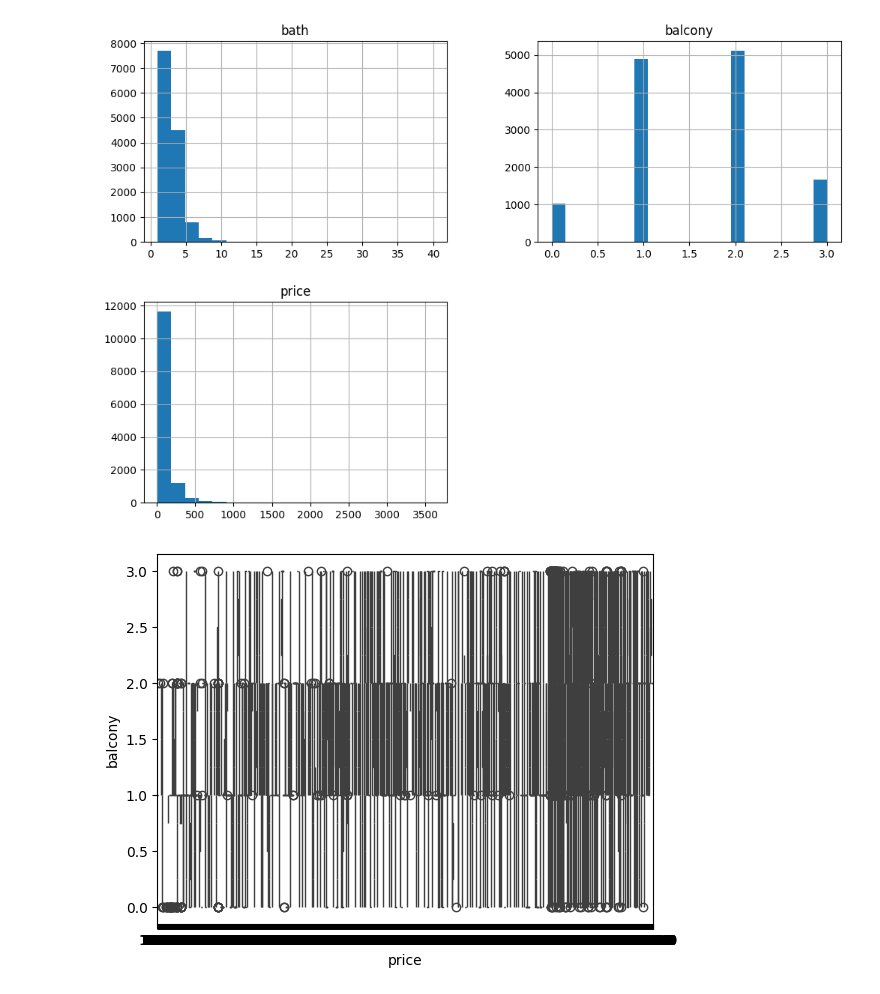
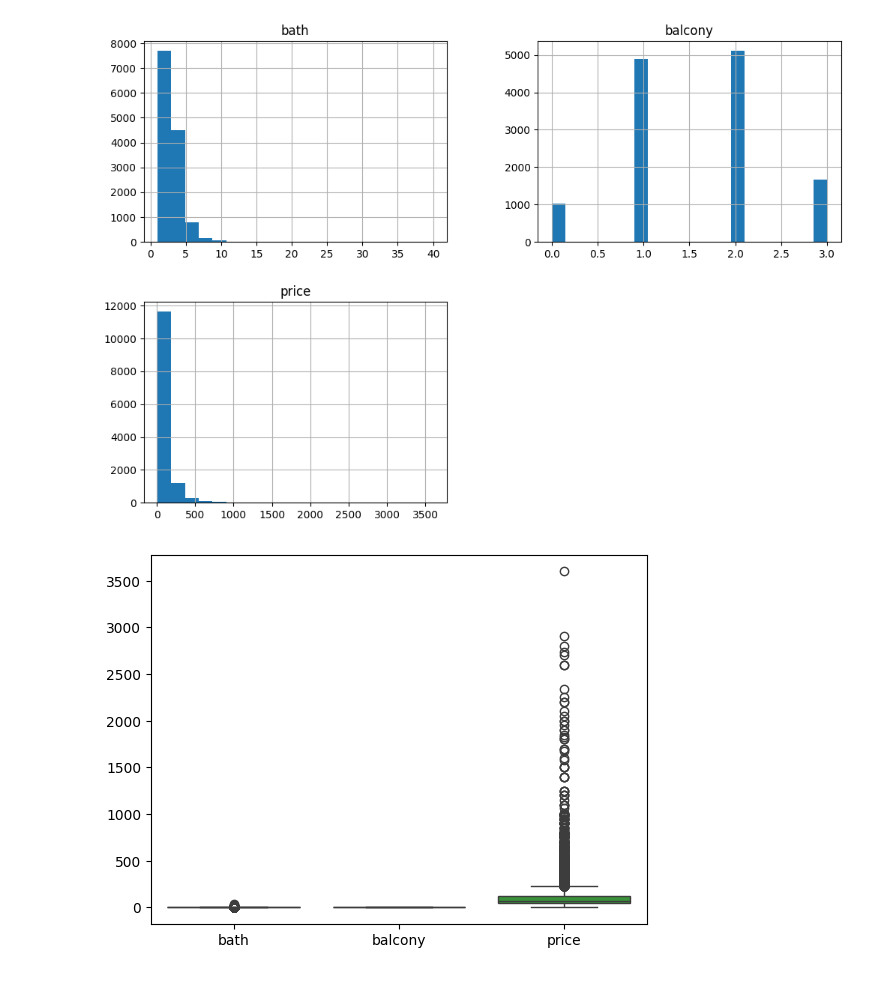
Before and after one commit to fishitmo/Takeobds, a Jupyter notebook: Takeo_Assignment_Bangaluru_House_Price_Prediction.ipynb, the cells around one changed output. Drawn from its saved outputs; the diff is of its cells as text; code cells hidden in the pictures.

```diff
--- a/Takeo_Assignment_Bangaluru_House_Price_Prediction.ipynb
+++ b/Takeo_Assignment_Bangaluru_House_Price_Prediction.ipynb
@@ -77,7 +80,7 @@ plt.show()
 [figure]
 # %%
   # - Box plots for numerical variables
-sns.boxplot(x=df['price'], y=df['balcony'], data=df)
+sns.boxplot(data=df, orient= 'v')
 plt.show()
 # %% [output]
-[figure, old version]
+[figure, new version]
```
Also changed, not shown: parts of 21 cells of this notebook.
